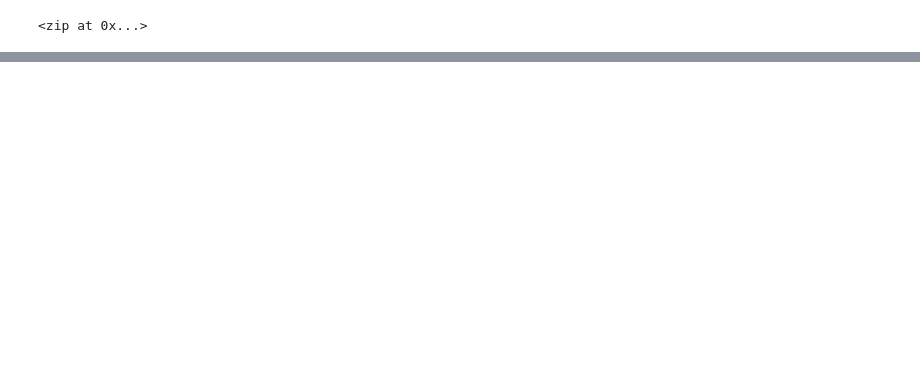
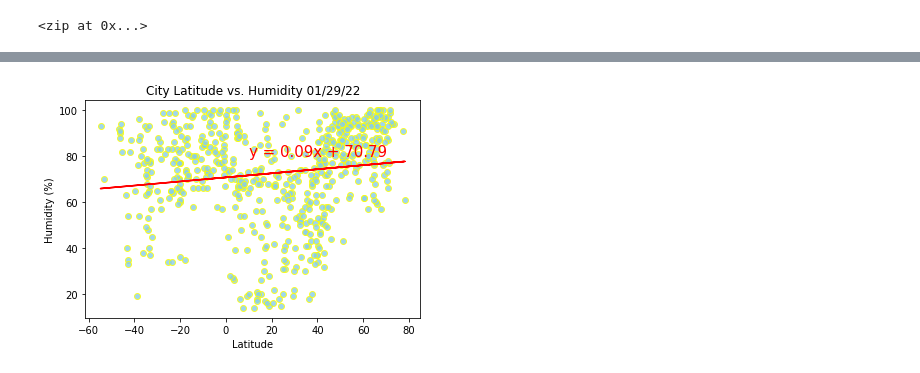
Before and after one commit to FIRE-Phoebe/World_Weather_Analysis, a Jupyter notebook: WeatherPy.ipynb, the cells around one changed output, grey strips where cells are left out. Cells and saved outputs as stored; diff of their text form; code cells hidden in the pictures; blank space fills up the shorter version.

```diff
--- a/WeatherPy.ipynb
+++ b/WeatherPy.ipynb
@@ -240,0 +267,19 @@ plt.savefig("weather_data/Fig4.png")
+# %%
+#plot humidity, cloudiness and wind_speed linreg.
+#perform linear regression
+(slope, intercept, r_value, p_value, std_err) = linregress(lats, humidity)
+line_eq = "y = " + str(round(slope,2)) + "x + " + str(round(intercept,2))
+regress_values = lats * slope + intercept
+
+#Create a scatter plot and plot the regression line.
+plt.scatter(lats,humidity,color='skyblue',edgecolor='yellow',alpha=0.8)
+plt.plot(lats,regress_values,"r")
+
+# Annotate the text for the line equation.
+plt.annotate(line_eq, (10,80), fontsize=15, color="red")
+plt.title('City Latitude vs. Humidity '+ time.strftime("%x"))
+plt.xlabel('Latitude')
+plt.ylabel('Humidity (%)')
+plt.show()
+# %% [output]
+[figure, added]
```
Also changed, not shown: parts of 19 cells of this notebook, 5 other files.
